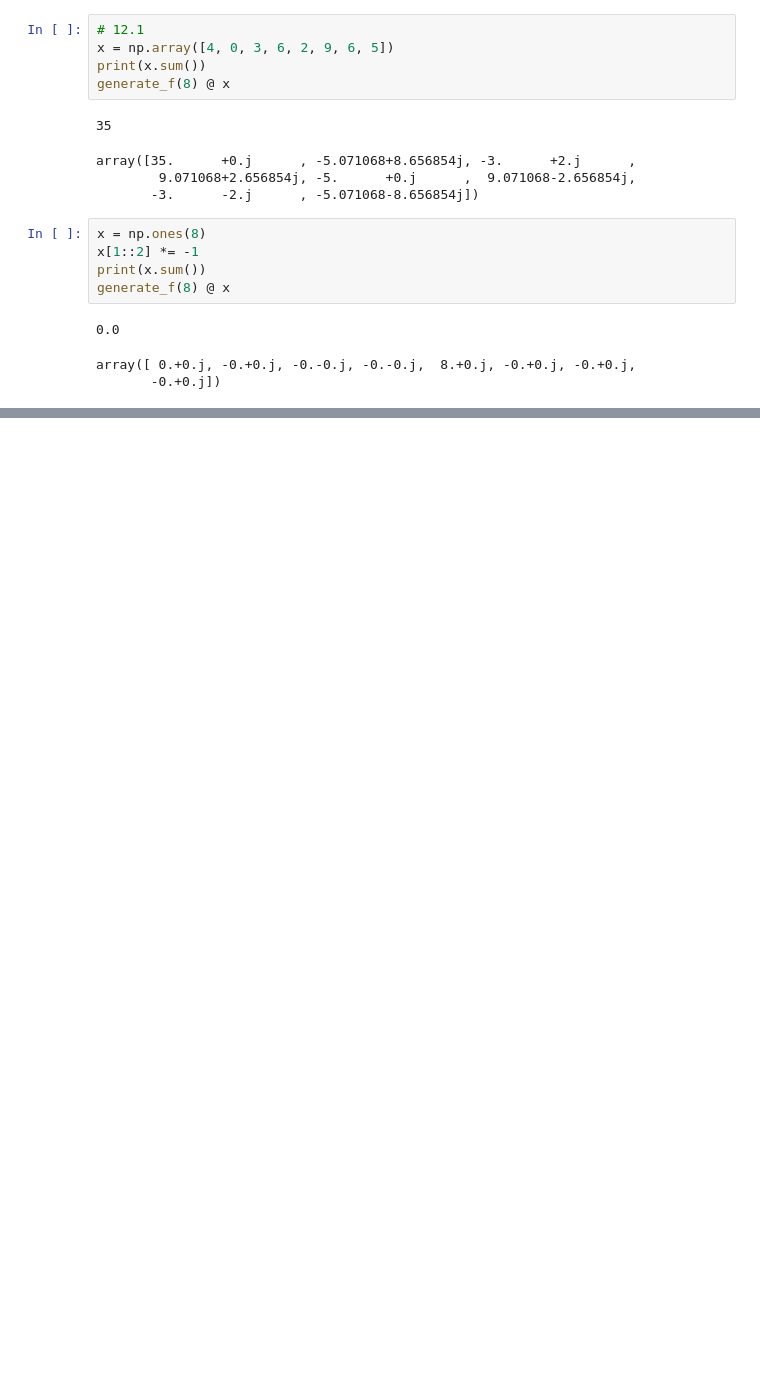
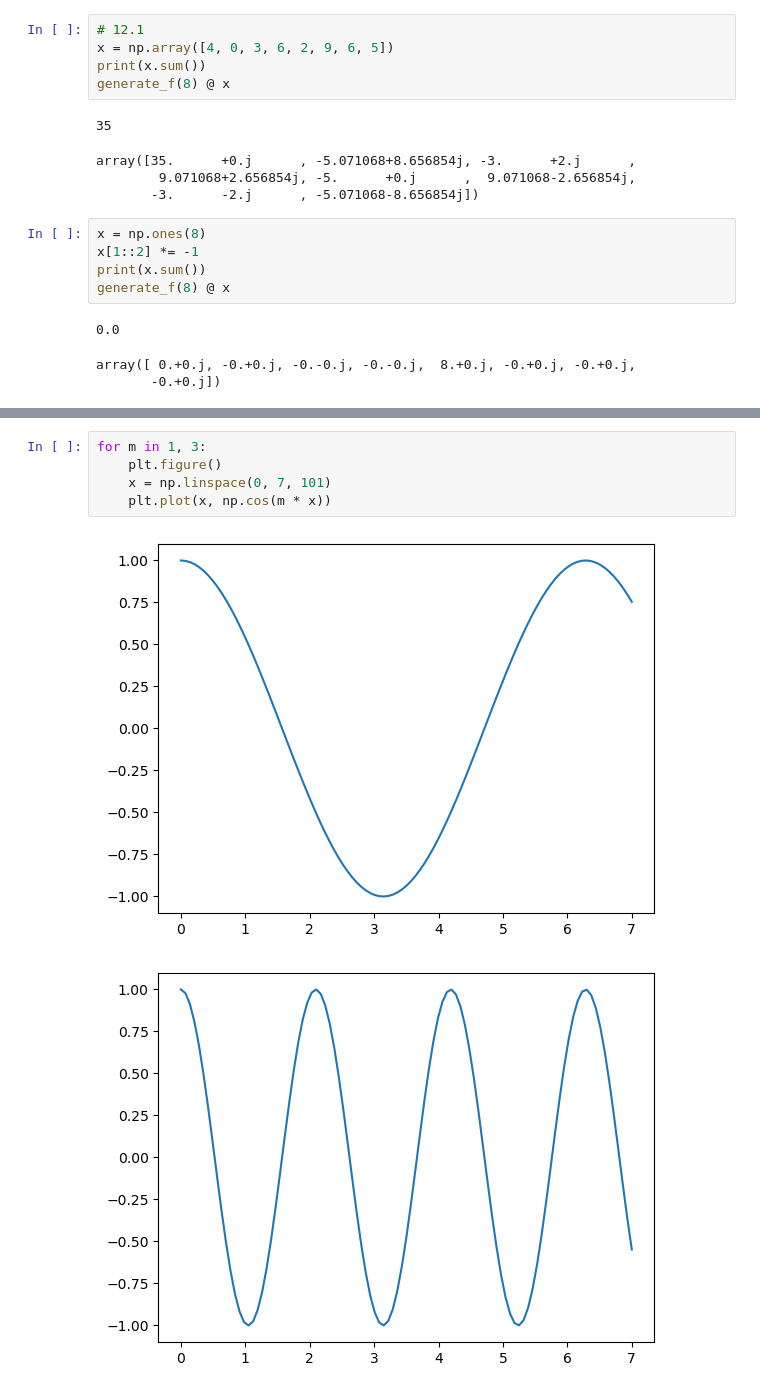
Before and after one commit to Chris0325/scientific_computing, a Jupyter notebook: heath/chapter_12.ipynb, the cells around one changed output, grey strips where cells are left out. Drawn from its saved outputs; the diff is of its cells as text; blank space fills up the shorter version.

```diff
--- a/heath/chapter_12.ipynb
+++ b/heath/chapter_12.ipynb
@@ -58,0 +86,8 @@ array([ 0.+0.j, -0.+0.j, -0.-0.j, -0.-0.j,  8.+0.j, -0.+0.j, -0.+0.j,
+# %%
+for m in 1, 3:
+    plt.figure()
+    x = np.linspace(0, 7, 101)
+    plt.plot(x, np.cos(m * x))
+# %% [output]
+[figure, added]
+[figure, added]
```
Also changed, not shown: parts of 25 cells of this notebook.
